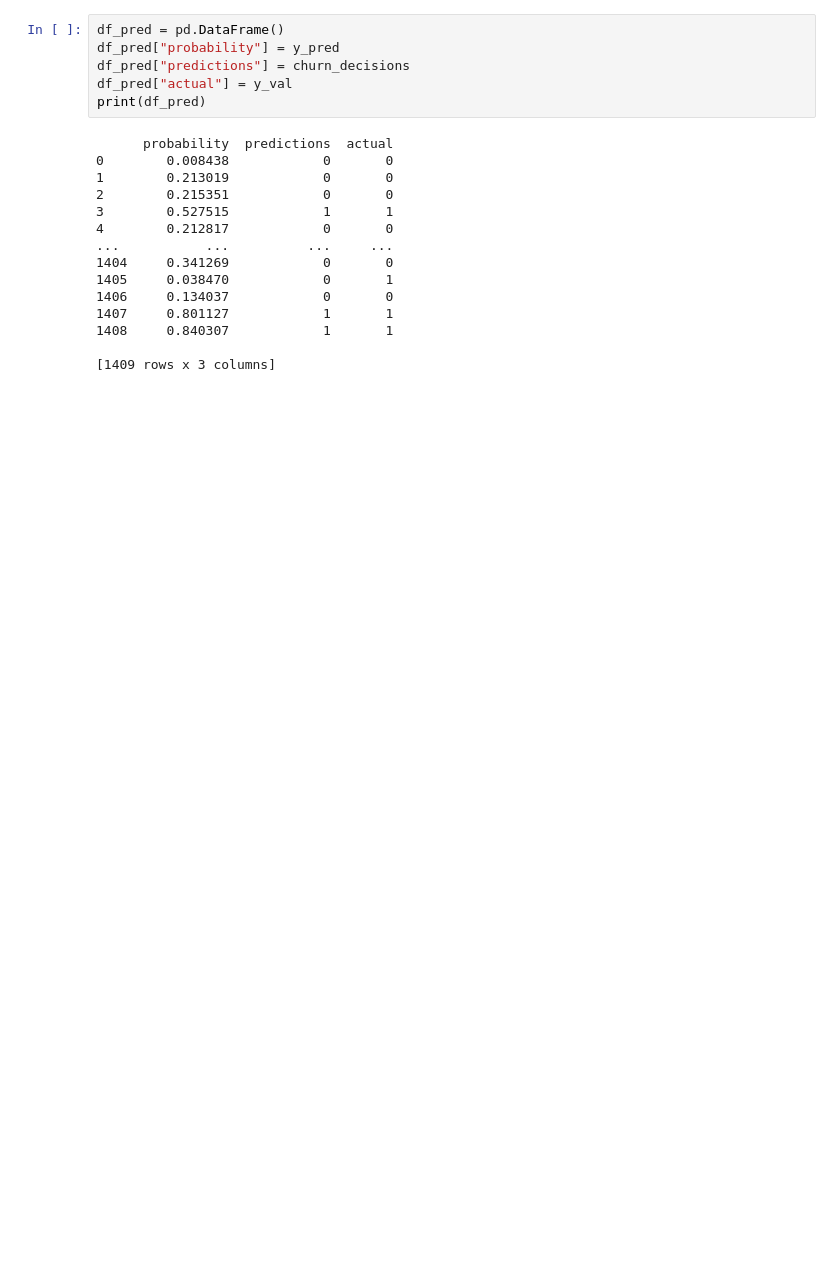
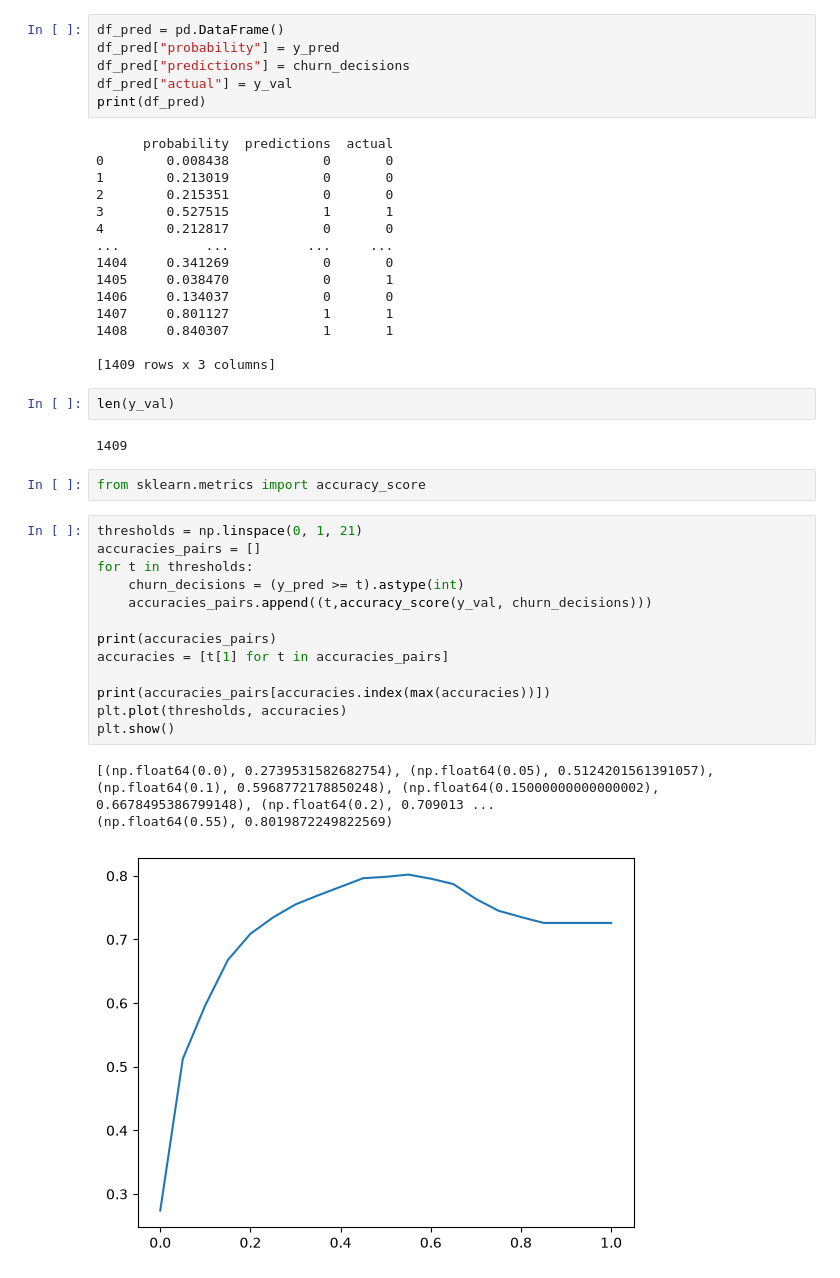
Before and after one commit to Ausnoa/ml-zoomcamp-hw, a Jupyter notebook: 03-classification/churn.ipynb, the cells around one changed output. Saved outputs shown, nothing was run; the diff lists cells and outputs as text; blank space fills up the shorter version.

```diff
--- a/03-classification/churn.ipynb
+++ b/03-classification/churn.ipynb
@@ -212,3 +203,26 @@ print(df_pred)
 1408     0.840307            1       1
 
 [1409 rows x 3 columns]
+# %%
+len(y_val)
+# %% [output]
+1409
+# %%
+from sklearn.metrics import accuracy_score
+# %%
+thresholds = np.linspace(0, 1, 21)
+accuracies_pairs = []
+for t in thresholds:
+    churn_decisions = (y_pred >= t).astype(int)
+    accuracies_pairs.append((t,accuracy_score(y_val, churn_decisions)))
+
+print(accuracies_pairs)
+accuracies = [t[1] for t in accuracies_pairs]
+
+print(accuracies_pairs[accuracies.index(max(accuracies))])
+plt.plot(thresholds, accuracies)
+plt.show()
+# %% [output]
+[(np.float64(0.0), 0.2739531582682754), (np.float64(0.05), 0.5124201561391057), (np.float64(0.1), 0.5968772178850248), (np.float64(0.15000000000000002), 0.6678495386799148), (np.float64(0.2), 0.709013 ...
+(np.float64(0.55), 0.8019872249822569)
+[figure, added]
```
Also changed, not shown: parts of 17 cells of this notebook, 1 other file.
